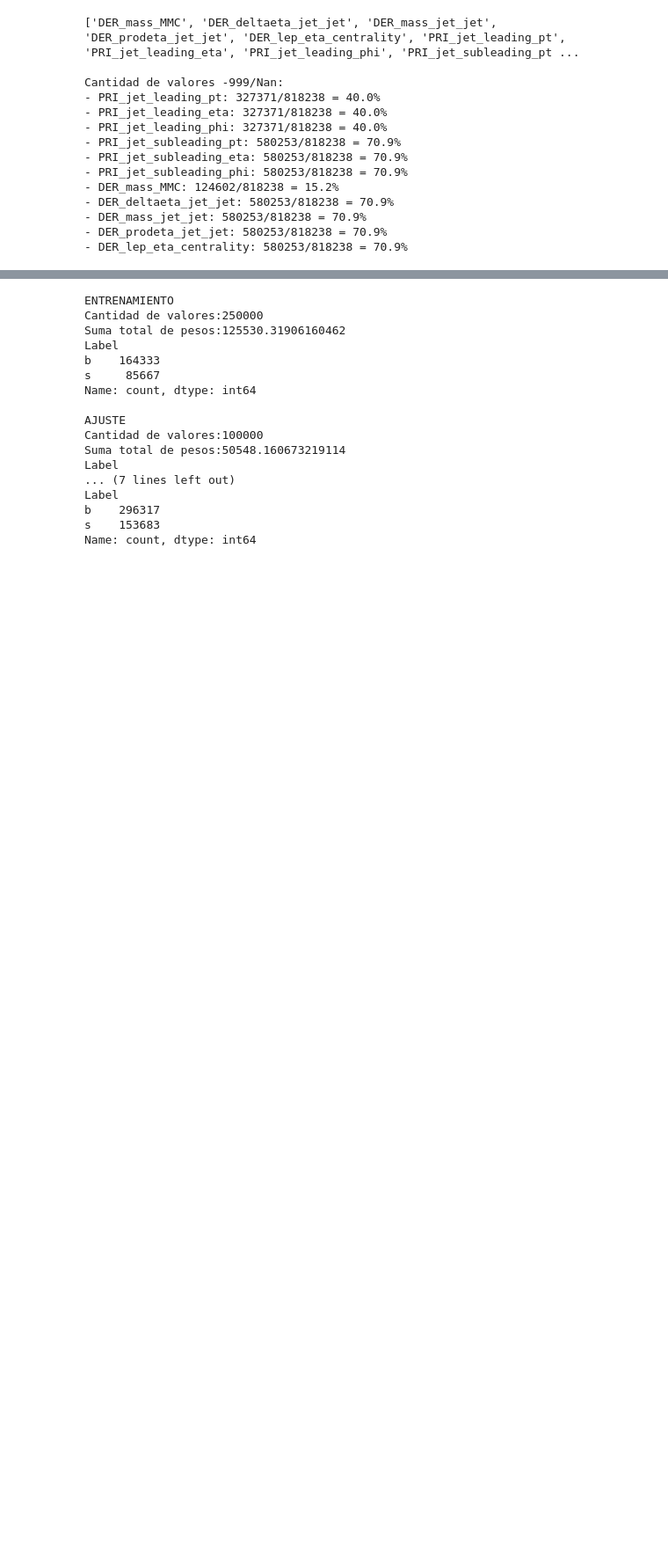
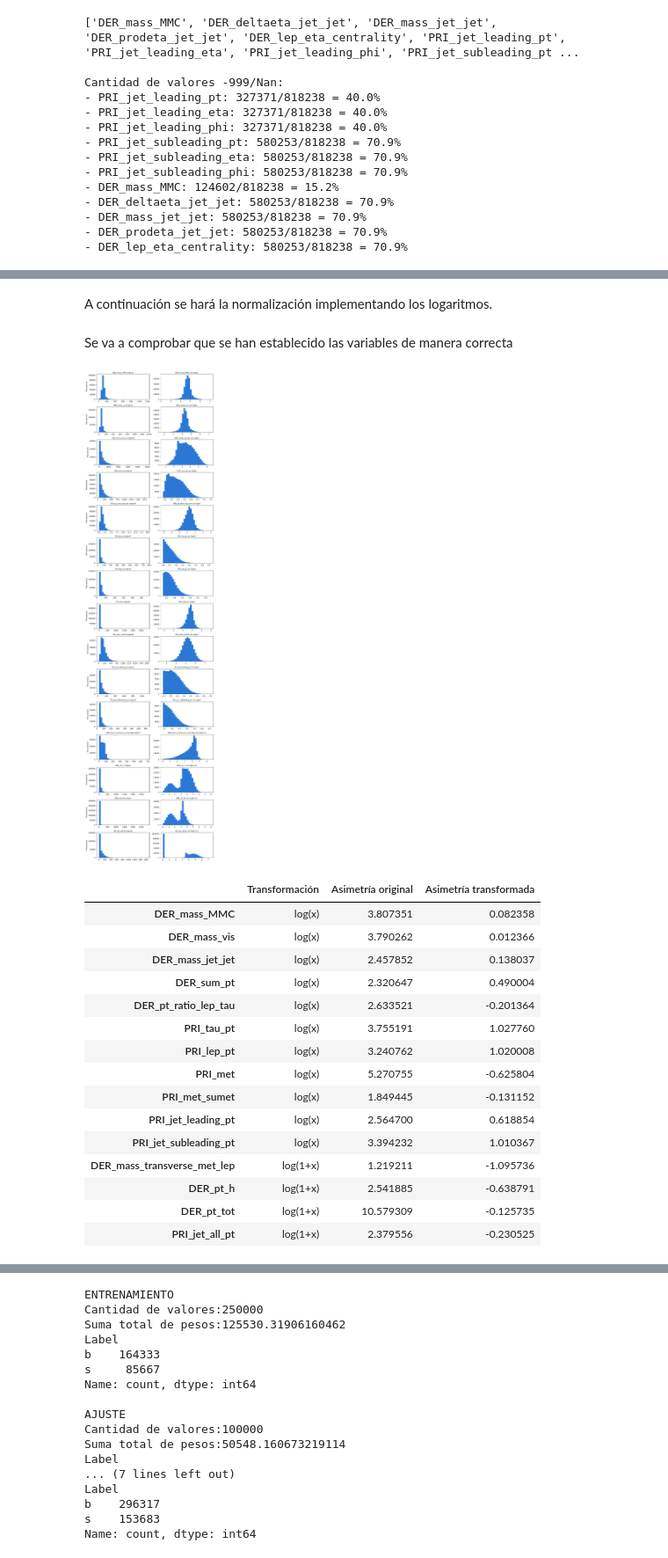
Before and after one commit to ClauGN/Tarea_Final_-AA, a Jupyter notebook: 1_EDA.ipynb, the cells around one changed output, grey strips where cells are left out. Shown at 88% size. Drawn from its saved outputs; the diff is of its cells as text; code cells hidden in the pictures; blank space fills up the shorter version.

```diff
--- a/1_EDA.ipynb
+++ b/1_EDA.ipynb
@@ -170,4 +325,0 @@ Antes de dividir entre los subconjuntos PRI y DER + PRI se va estandarizar los v
-# %%
-Entrenamiento = Entrenamiento.replace(-999, np.nan)
-Ajuste = Ajuste.replace(-999, np.nan)
-Test = Test.replace(-999, np.nan)
@@ -174 +341,3 @@ Test = Test.replace(-999, np.nan)
+# %% [markdown]
+A continuación se hará la normalización implementando los logaritmos.
 # %%
@@ -185,0 +366,50 @@ Test = Test.replace(np.nan, 0)
+# %% [markdown]
+Se va a comprobar que se han establecido las variables de manera correcta
+# %%
+# comprobación de las variables transformadas con logaritmo en Entrenamiento
+# Para cada variable: la transformación que se le ha aplicado y su nombre para los títulos
+transformaciones = {}
+for columna in variables_log:
+    transformaciones[columna] = (np.log, "log(x)")
+for columna in variables_log1p:
+    transformaciones[columna] = (np.log1p, "log(1+x)")
+
+
+fig, axes = plt.subplots(len(transformaciones), 2, figsize=(10, 2.5 * len(transformaciones)))
+for fila, (columna, (funcion, nombre)) in enumerate(transformaciones.items()):
+    axes[fila, 0].hist(Entrenamiento_original[columna].dropna(), bins=30, color="#2a78d6")
+    axes[fila, 0].set_title(f"{columna} original", fontsize=9)
+    axes[fila, 0].set_ylabel("Frecuencia")
+    axes[fila, 1].hist(Entrenamiento[columna].dropna(), bins=30, color="#2a78d6")
+    axes[fila, 1].set_title(f"{columna} con {nombre}", fontsize=9)
+
+plt.tight_layout()
+plt.show()
+
+
+# Asimetría antes y después: tras aplicar el logaritmo debería acercarse a 0
+# Comprobación numérica: los valores guardados coinciden con la transformación aplicada a los originales
+resumen = pd.DataFrame({
+    "Transformación": [nombre for funcion, nombre in transformaciones.values()],
+    "Asimetría original": [Entrenamiento_original[c].skew() for c in transformaciones],
+    "Asimetría transformada": [Entrenamiento[c].skew() for c in transformaciones],
+}, index=list(transformaciones))
+display(resumen)
+# %% [output]
+[figure, added]
+|  | Transformación | Asimetría original | Asimetría transformada |
+| DER_mass_MMC | log(x) | 3.807351 | 0.082358 |
+| DER_mass_vis | log(x) | 3.790262 | 0.012366 |
+| DER_mass_jet_jet | log(x) | 2.457852 | 0.138037 |
+| DER_sum_pt | log(x) | 2.320647 | 0.490004 |
+| DER_pt_ratio_lep_tau | log(x) | 2.633521 | -0.201364 |
+| PRI_tau_pt | log(x) | 3.755191 | 1.027760 |
+| PRI_lep_pt | log(x) | 3.240762 | 1.020008 |
+| PRI_met | log(x) | 5.270755 | -0.625804 |
+| PRI_met_sumet | log(x) | 1.849445 | -0.131152 |
+| PRI_jet_leading_pt | log(x) | 2.564700 | 0.618854 |
+| PRI_jet_subleading_pt | log(x) | 3.394232 | 1.010367 |
+| DER_mass_transverse_met_lep | log(1+x) | 1.219211 | -1.095736 |
+| DER_pt_h | log(1+x) | 2.541885 | -0.638791 |
+| DER_pt_tot | log(1+x) | 10.579309 | -0.125735 |
+| PRI_jet_all_pt | log(1+x) | 2.379556 | -0.230525 |
```
Also changed, not shown: parts of 36 cells of this notebook.
